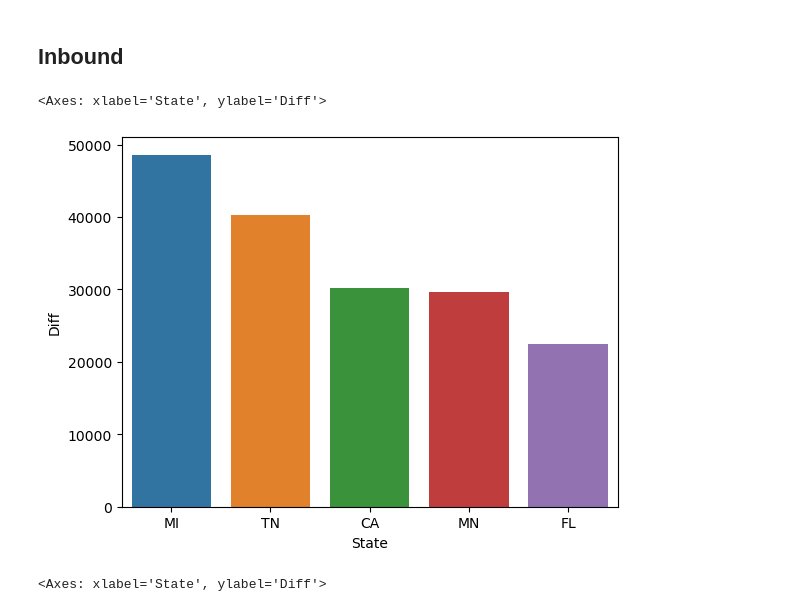
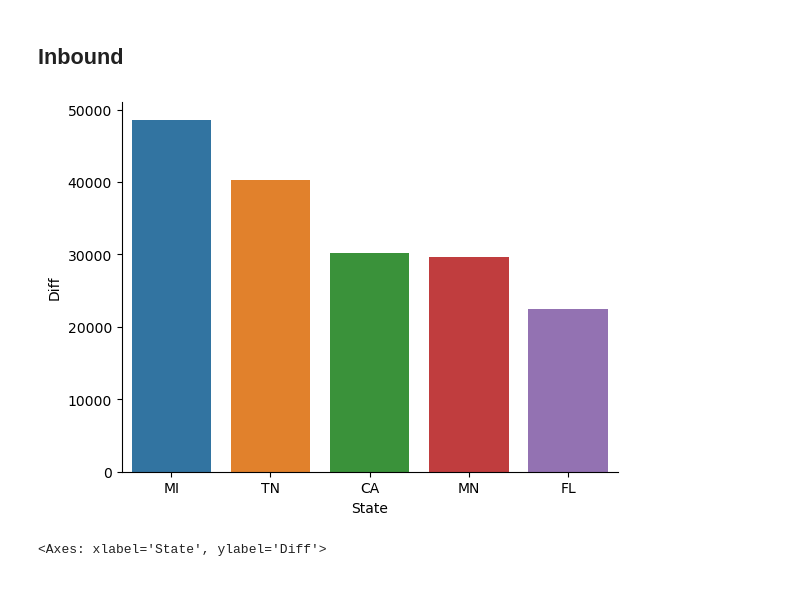
Before and after one commit to zxloo002/st2195cw, a Jupyter notebook: ZhiXian_Python.ipynb, the cells around one changed output. Cells and saved outputs as stored; diff of their text form; code cells hidden in the pictures.

```diff
--- a/ZhiXian_Python.ipynb
+++ b/ZhiXian_Python.ipynb
@@ -301,9 +398,9 @@ sns.barplot(x='State', y= 'Diff', data=leastout, order=leastout["State"])
 # %%
 mostin = inbound.head(5)
 sns.barplot(x='State',y= 'Diff',data=mostin, order=mostin["State"])
+sns.despine()
 # %% [output]
-<Axes: xlabel='State', ylabel='Diff'>
-[figure, old version]
+[figure, new version]
 # %%
 leastin = inbound.tail(5)
 sns.barplot(x='State', y= 'Diff',data=leastin, order=leastin["State"])
```
Also changed, not shown: parts of 11 cells of this notebook.
